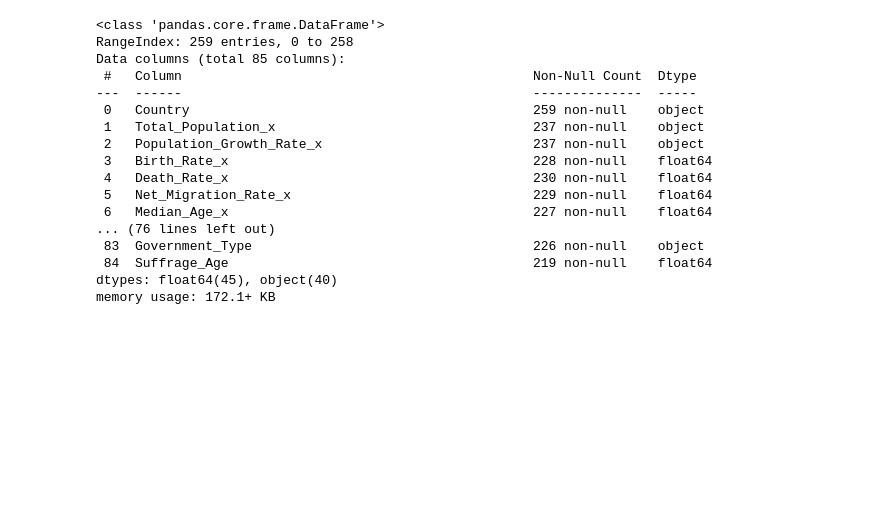
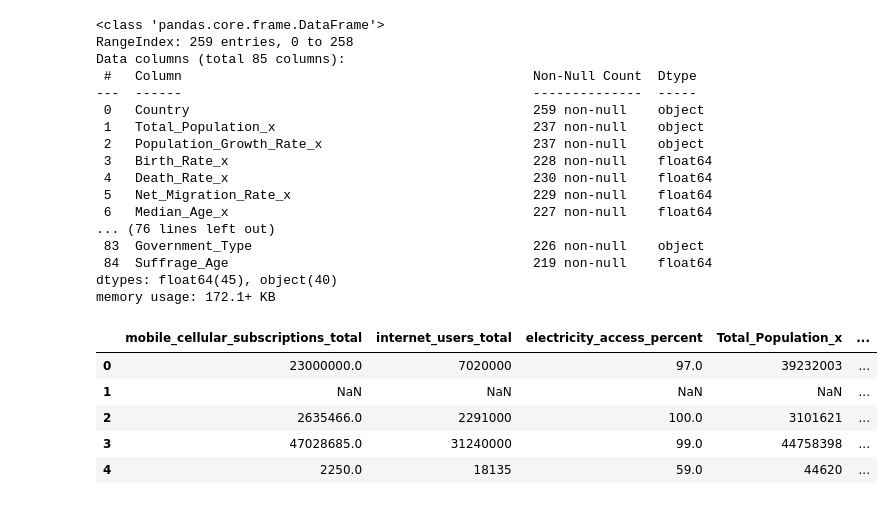
Before and after one commit to melissa-maistro/JBI100-Visualization-Group73, a Jupyter notebook: data/preprocessing.ipynb, the cells around one changed output. Drawn from its saved outputs; the diff is of its cells as text; code cells hidden in the pictures; blank space fills up the shorter version.

```diff
--- a/data/preprocessing.ipynb
+++ b/data/preprocessing.ipynb
@@ -67,3 +67,12 @@ cols_to_clean = [
 ]
 
 df_selected = df[cols_to_clean]
+# %%
+df_selected.head()
+# %% [output]
+|  | mobile_cellular_subscriptions_total | internet_users_total | electricity_access_percent | Total_Population_x | ... |
+| 0 | 23000000.0 | 7020000 | 97.0 | 39232003 | ... |
+| 1 | NaN | NaN | NaN | NaN | ... |
+| 2 | 2635466.0 | 2291000 | 100.0 | 3101621 | ... |
+| 3 | 47028685.0 | 31240000 | 99.0 | 44758398 | ... |
+| 4 | 2250.0 | 18135 | 59.0 | 44620 | ... |
```
Also changed, not shown: parts of 5 cells of this notebook, 3 other files.
